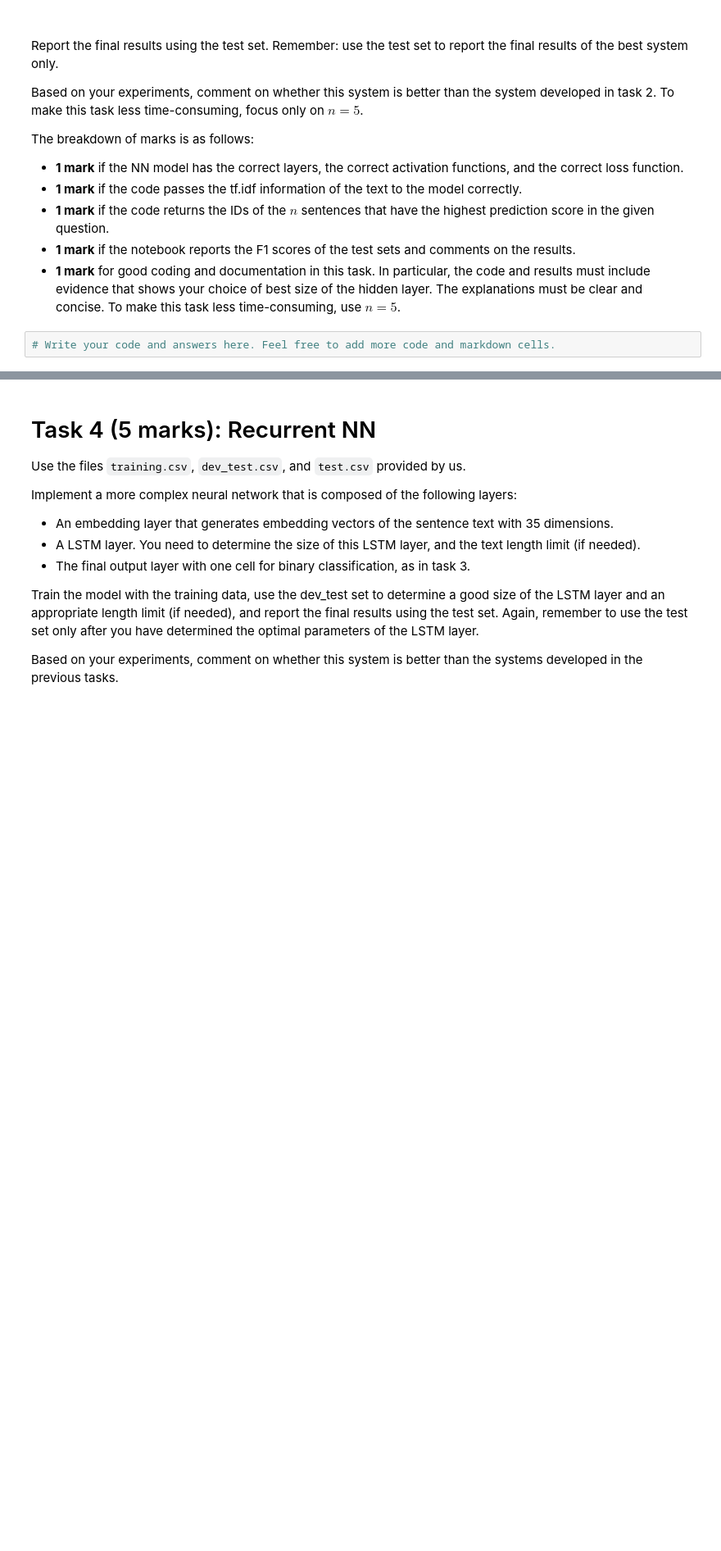
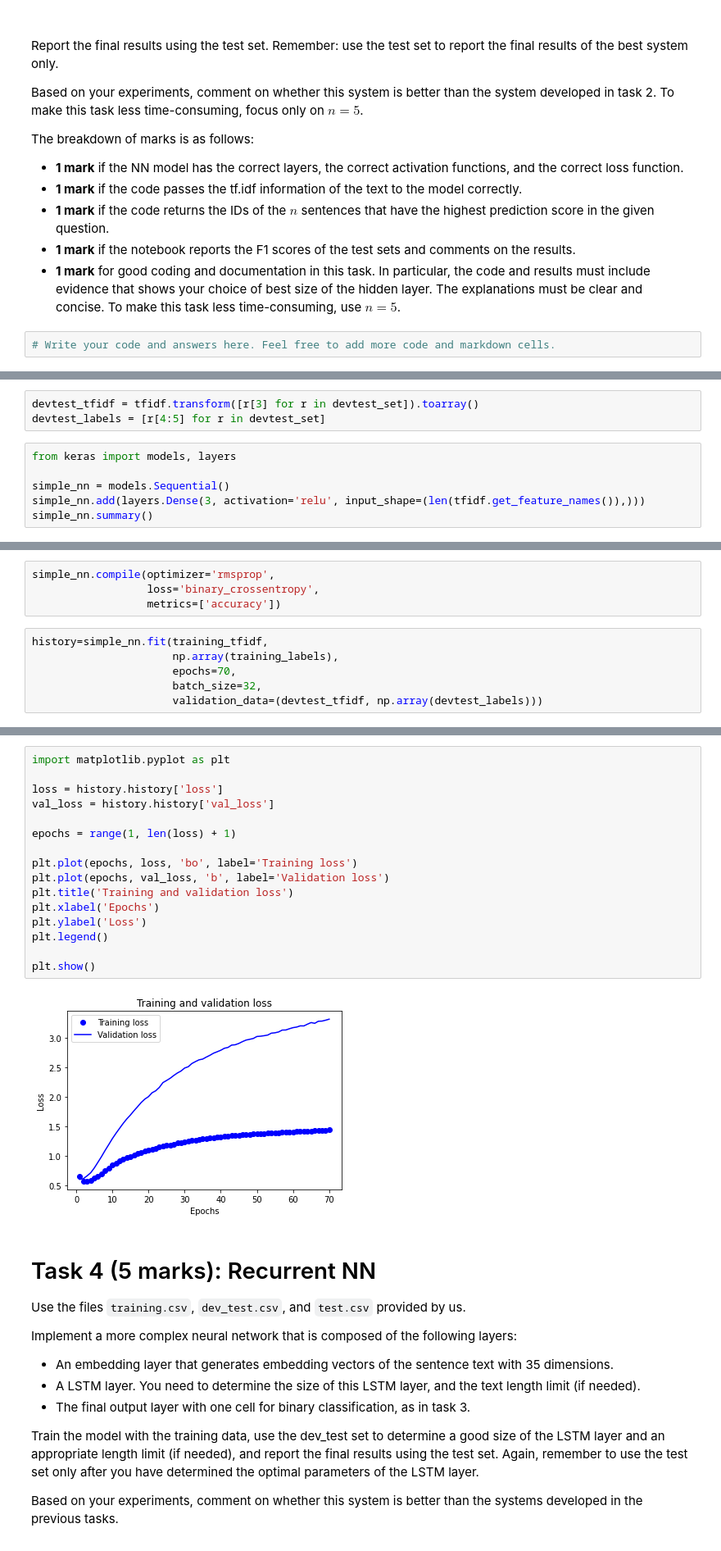
Before and after one commit to sharingankf/2022S1, a Jupyter notebook: assignments/a2/A2.ipynb, the cells around one changed output, grey strips where cells are left out. Shown at 82% size. Saved outputs shown, nothing was run; the diff lists cells and outputs as text; blank space fills up the shorter version.

```diff
--- a/assignments/a2/A2.ipynb
+++ b/assignments/a2/A2.ipynb
@@ -179,0 +233,9 @@ The breakdown of marks is as follows:
+# %%
+devtest_tfidf = tfidf.transform([r[3] for r in devtest_set]).toarray()
+devtest_labels = [r[4:5] for r in devtest_set]
+# %%
+from keras import models, layers
+
+simple_nn = models.Sequential()
+simple_nn.add(layers.Dense(3, activation='relu', input_shape=(len(tfidf.get_feature_names()),)))
+simple_nn.summary()
@@ -179,0 +254,10 @@ The breakdown of marks is as follows:
+# %%
+simple_nn.compile(optimizer='rmsprop',
+                  loss='binary_crossentropy',
+                  metrics=['accuracy'])
+# %%
+history=simple_nn.fit(training_tfidf,
+                      np.array(training_labels),
+                      epochs=70,
+                      batch_size=32,
+                      validation_data=(devtest_tfidf, np.array(devtest_labels)))
@@ -180,3 +282,21 @@ The breakdown of marks is as follows:
+# %%
+import matplotlib.pyplot as plt
+
+loss = history.history['loss']
+val_loss = history.history['val_loss']
+
+epochs = range(1, len(loss) + 1)
+
+plt.plot(epochs, loss, 'bo', label='Training loss')
+plt.plot(epochs, val_loss, 'b', label='Validation loss')
+plt.title('Training and validation loss')
+plt.xlabel('Epochs')
+plt.ylabel('Loss')
+plt.legend()
+
+plt.show()
+# %% [output]
+[figure, added]
 # %% [markdown]
 # Task 4 (5 marks): Recurrent NN
 
```
Also changed, not shown: parts of 20 cells of this notebook, 3 other files.
